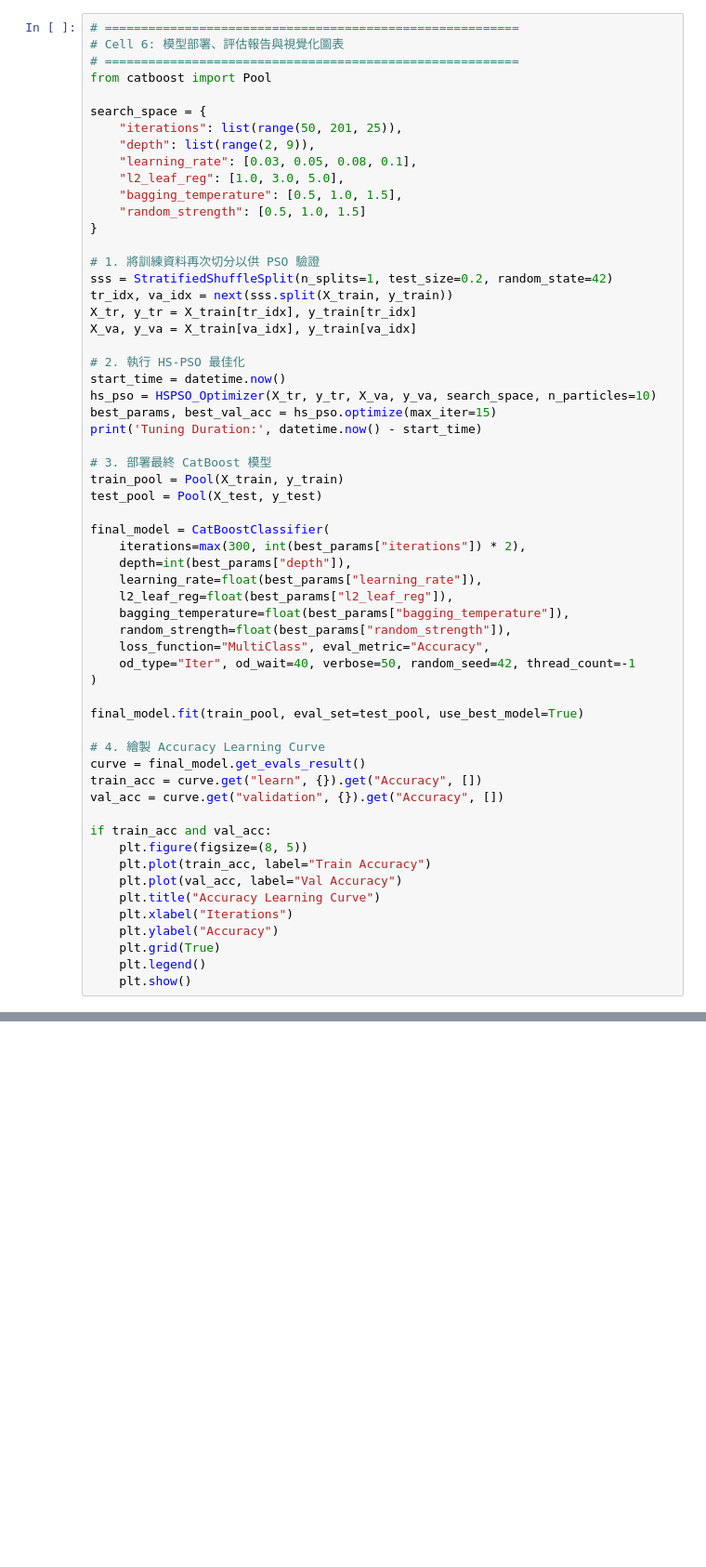
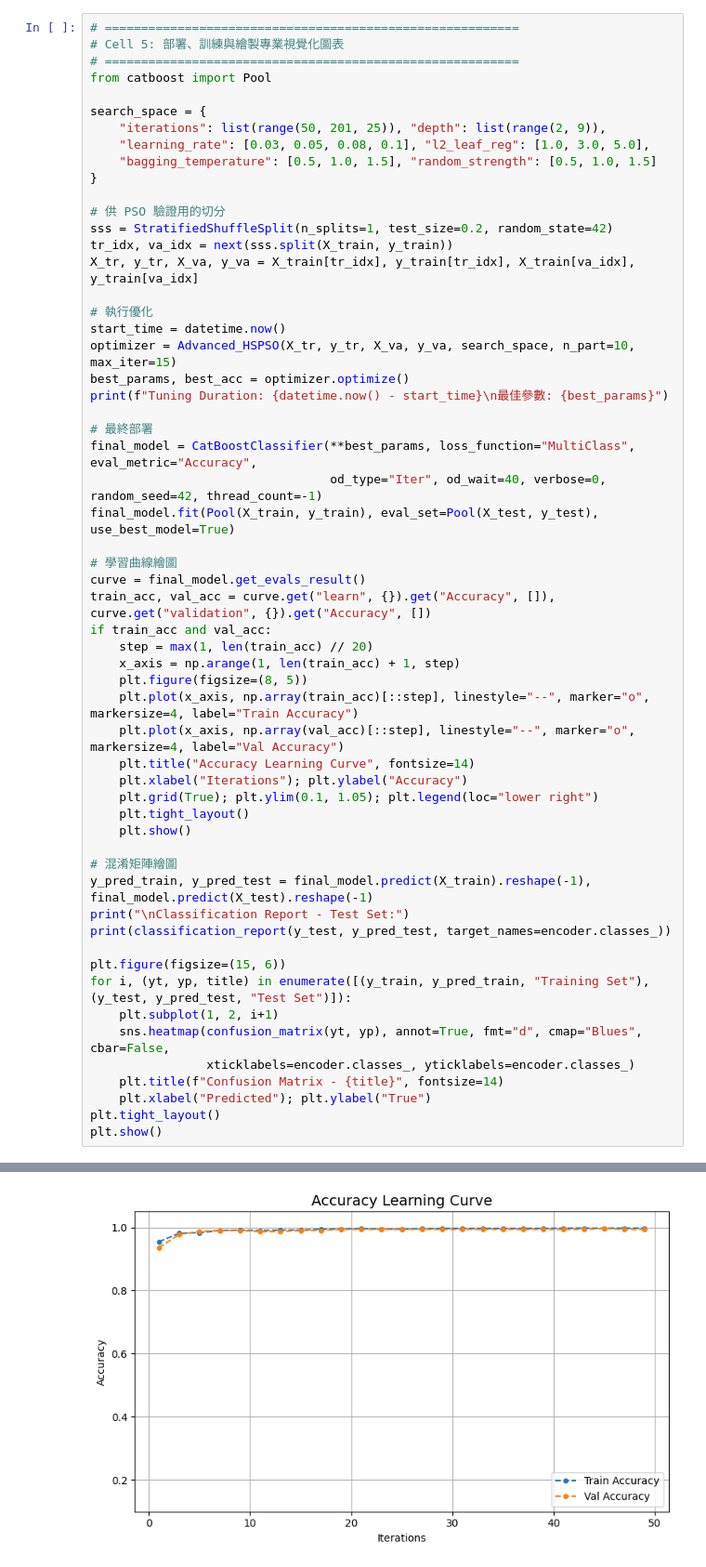
Before and after one commit to promckkon/MK2DimCNN, a Jupyter notebook: MK-DCNN with 0dB NOISE in CWRU Dataset 260504.ipynb, the cells around one changed output, grey strips where cells are left out. Shown at 93% size. Cells and saved outputs as stored; diff of their text form; blank space fills up the shorter version.

```diff
--- a/MK-DCNN with 0dB NOISE in CWRU Dataset 260504.ipynb
+++ b/MK-DCNN with 0dB NOISE in CWRU Dataset 260504.ipynb
@@ -278,59 +278,58 @@ class HSPSO_Optimizer:
 # %%
 # =========================================================
-# Cell 6: 模型部署、評估報告與視覺化圖表
+# Cell 5: 部署、訓練與繪製專業視覺化圖表
 # =========================================================
 from catboost import Pool
 
 search_space = {
-    "iterations": list(range(50, 201, 25)),
-    "depth": list(range(2, 9)),
-    "learning_rate": [0.03, 0.05, 0.08, 0.1],
-    "l2_leaf_reg": [1.0, 3.0, 5.0],
-    "bagging_temperature": [0.5, 1.0, 1.5],
-    "random_strength": [0.5, 1.0, 1.5]
+    "iterations": list(range(50, 201, 25)), "depth": list(range(2, 9)),
+    "learning_rate": [0.03, 0.05, 0.08, 0.1], "l2_leaf_reg": [1.0, 3.0, 5.0],
+    "bagging_temperature": [0.5, 1.0, 1.5], "random_strength": [0.5, 1.0, 1.5]
 }
 
-# 1. 將訓練資料再次切分以供 PSO 驗證
+# 供 PSO 驗證用的切分
 sss = StratifiedShuffleSplit(n_splits=1, test_size=0.2, random_state=42)
 tr_idx, va_idx = next(sss.split(X_train, y_train))
-X_tr, y_tr = X_train[tr_idx], y_train[tr_idx]
-X_va, y_va = X_train[va_idx], y_train[va_idx]
+X_tr, y_tr, X_va, y_va = X_train[tr_idx], y_train[tr_idx], X_train[va_idx], y_train[va_idx]
 
-# 2. 執行 HS-PSO 最佳化
+# 執行優化
 start_time = datetime.now()
-hs_pso = HSPSO_Optimizer(X_tr, y_tr, X_va, y_va, search_space, n_particles=10)
-best_params, best_val_acc = hs_pso.optimize(max_iter=15)
-print('Tuning Duration:', datetime.now() - start_time)
+optimizer = Advanced_HSPSO(X_tr, y_tr, X_va, y_va, search_space, n_part=10, max_iter=15)
+best_params, best_acc = optimizer.optimize()
+print(f"Tuning Duration: {datetime.now() - start_time}\n最佳參數: {best_params}")
 
-# 3. 部署最終 CatBoost 模型
-train_pool = Pool(X_train, y_train)
-test_pool = Pool(X_test, y_test)
+# 最終部署
+final_model = CatBoostClassifier(**best_params, loss_function="MultiClass", eval_metric="Accuracy",
+                                 od_type="Iter", od_wait=40, verbose=0, random_seed=42, thread_count=-1)
+final_model.fit(Pool(X_train, y_train), eval_set=Pool(X_test, y_test), use_best_model=True)
 
-final_model = CatBoostClassifier(
-    iterations=max(300, int(best_params["iterations"]) * 2),
-    depth=int(best_params["depth"]),
-    learning_rate=float(best_params["learning_rate"]),
-    l2_leaf_reg=float(best_params["l2_leaf_reg"]),
-    bagging_temperature=float(best_params["bagging_temperature"]),
-    random_strength=float(best_params["random_strength"]),
-    loss_function="MultiClass", eval_metric="Accuracy",
-    od_type="Iter", od_wait=40, verbose=50, random_seed=42, thread_count=-1
-)
+# 學習曲線繪圖
+curve = final_model.get_evals_result()
+train_acc, val_acc = curve.get("learn", {}).get("Accuracy", []), curve.get("validation", {}).get("Accuracy", [])
+if train_acc and val_acc:
+    step = max(1, len(train_acc) // 20)
+    x_axis = np.arange(1, len(train_acc) + 1, step)
+    plt.figure(figsize=(8, 5))
+    plt.plot(x_axis, np.array(train_acc)[::step], linestyle="--", marker="o", markersize=4, label="Train Accuracy")
+    plt.plot(x_axis, np.array(val_acc)[::step], linestyle="--", marker="o", markersize=4, label="Val Accuracy")
+    plt.title("Accuracy Learning Curve", fontsize=14)
+    plt.xlabel("Iterations"); plt.ylabel("Accuracy")
+    plt.grid(True); plt.ylim(0.1, 1.05); plt.legend(loc="lower right")
+    plt.tight_layout()
+    plt.show()
 
-final_model.fit(train_pool, eval_set=test_pool, use_best_model=True)
+# 混淆矩陣繪圖
+y_pred_train, y_pred_test = final_model.predict(X_train).reshape(-1), final_model.predict(X_test).reshape(-1)
+print("\nClassification Report - Test Set:")
+print(classification_report(y_test, y_pred_test, target_names=encoder.classes_))
 
-# 4. 繪製 Accuracy Learning Curve
-curve = final_model.get_evals_result()
-train_acc = curve.get("learn", {}).get("Accuracy", [])
-val_acc = curve.get("validation", {}).get("Accuracy", [])
-
-if train_acc and val_acc:
-    plt.figure(figsize=(8, 5))
-    plt.plot(train_acc, label="Train Accuracy")
-    plt.plot(val_acc, label="Val Accuracy")
-    plt.title("Accuracy Learning Curve")
-    plt.xlabel("Iterations")
-    plt.ylabel("Accuracy")
-    plt.grid(True)
-    plt.legend()
-    plt.show()
+plt.figure(figsize=(15, 6))
+for i, (yt, yp, title) in enumerate([(y_train, y_pred_train, "Training Set"), (y_test, y_pred_test, "Test Set")]):
+    plt.subplot(1, 2, i+1)
+    sns.heatmap(confusion_matrix(yt, yp), annot=True, fmt="d", cmap="Blues", cbar=False,
+                xticklabels=encoder.classes_, yticklabels=encoder.classes_)
+    plt.title(f"Confusion Matrix - {title}", fontsize=14)
+    plt.xlabel("Predicted"); plt.ylabel("True")
+plt.tight_layout()
+plt.show()
+# %% [output]
@@ -336,0 +339 @@ if train_acc and val_acc:
+[figure, added]
```
Also changed, not shown: parts of 8 cells of this notebook.
